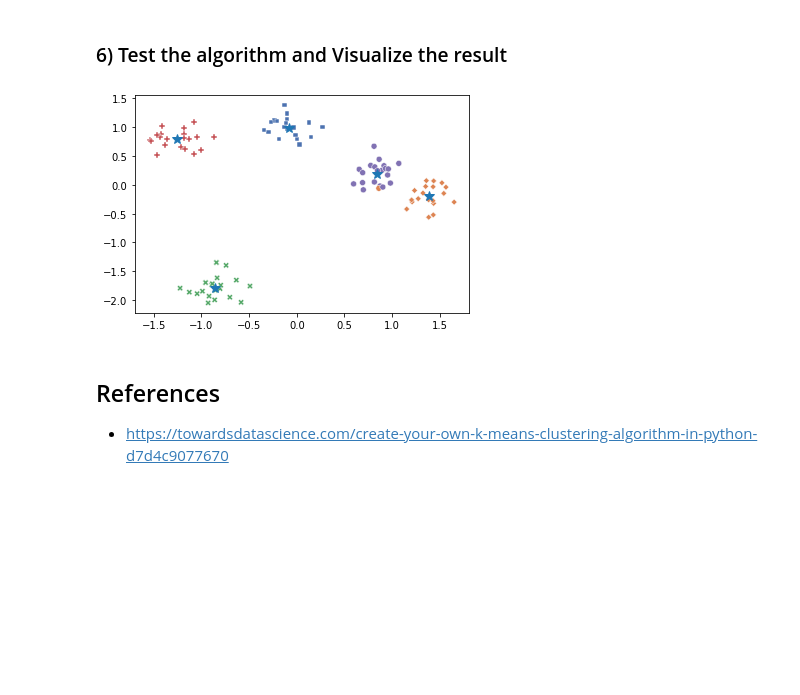
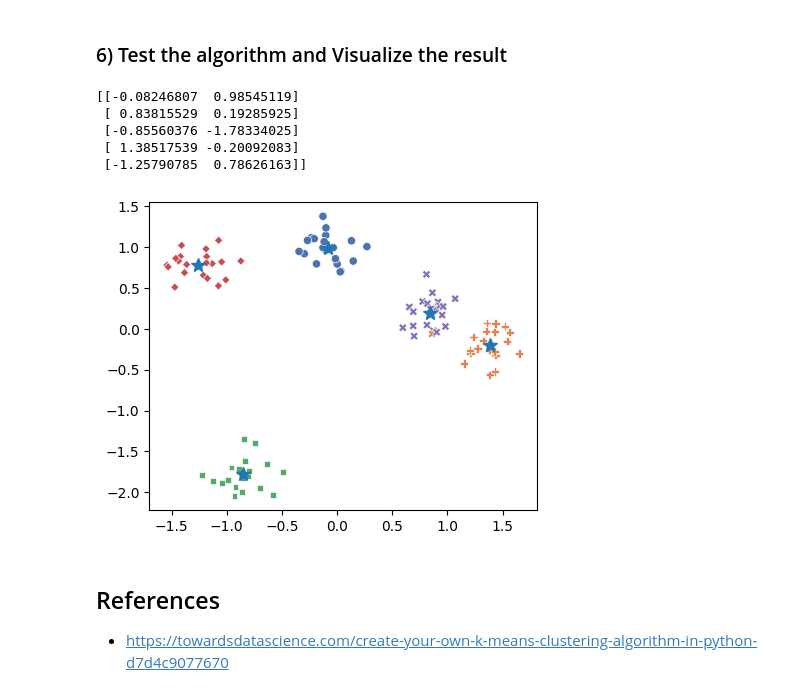
Before and after one commit to HJoonKwon/machine_learning_fundamentals, a Jupyter notebook: KMeansClustering.ipynb, the cells around one changed output. Drawn from its saved outputs; the diff is of its cells as text; code cells hidden in the pictures; blank space fills up the shorter version.

Commit message:
Implement KMeans algorithm with pseudo dataset

````diff
--- a/KMeansClustering.ipynb
+++ b/KMeansClustering.ipynb
@@ -19,6 +19,18 @@ import seaborn as sns
 from sklearn.datasets import make_blobs
 import matplotlib.pyplot as plt
 from sklearn.preprocessing import StandardScaler
+
+from ml_algorithms.kmeans_clustering import *
+
+%matplotlib inline
+plt.rcParams['figure.figsize'] = (5.0, 4.0) # set default size of plots
+plt.rcParams['image.interpolation'] = 'nearest'
+plt.rcParams['image.cmap'] = 'gray'
+
+%load_ext autoreload
+%autoreload 2
+
+np.random.seed(42)
 # %% [markdown]
 ### 1) Create the dataset
 - We do not need labels, but let us define ```y_train``` to evaluate the algorithm later.
@@ -106,25 +91,30 @@ class KMeans:
 # %% [markdown]
 ### 6) Test the algorithm and Visualize the result
-# %%
-kmeans = KMeans(n_clusters=5)
-kmeans.fit(X_train)
-
-centroids, centroid_idxs = kmeans.get_result()
+# %%
+model = KMeans()
+centroids, centroid_idxs = model.fit(X_train, n_clusters=5)
+print(centroids)
+# %% [output]
+[[-0.08246807  0.98545119]
+ [ 0.83815529  0.19285925]
+ [-0.85560376 -1.78334025]
+ [ 1.38517539 -0.20092083]
+ [-1.25790785  0.78626163]]
 # %%
 # Visualize
 sns.scatterplot(x=[X[0] for X in X_train],
                 y=[X[1] for X in X_train],
                 hue=y_train,
                 style=centroid_idxs,
                 palette='deep',
                 legend=None)
-plt.plot([x for x, _ in kmeans.centroids],
-         [y for _, y in kmeans.centroids],
+plt.plot([x for x, _ in centroids],
+         [y for _, y in centroids],
          '*',
          markersize=10)
 plt.show()
 # %% [output]
-[figure, old version]
+[figure, new version]
 # %% [markdown]
 ## References
 - https://towardsdatascience.com/create-your-own-k-means-clustering-algorithm-in-python-d7d4c9077670
````
Also changed, not shown: parts of 5 cells of this notebook.
